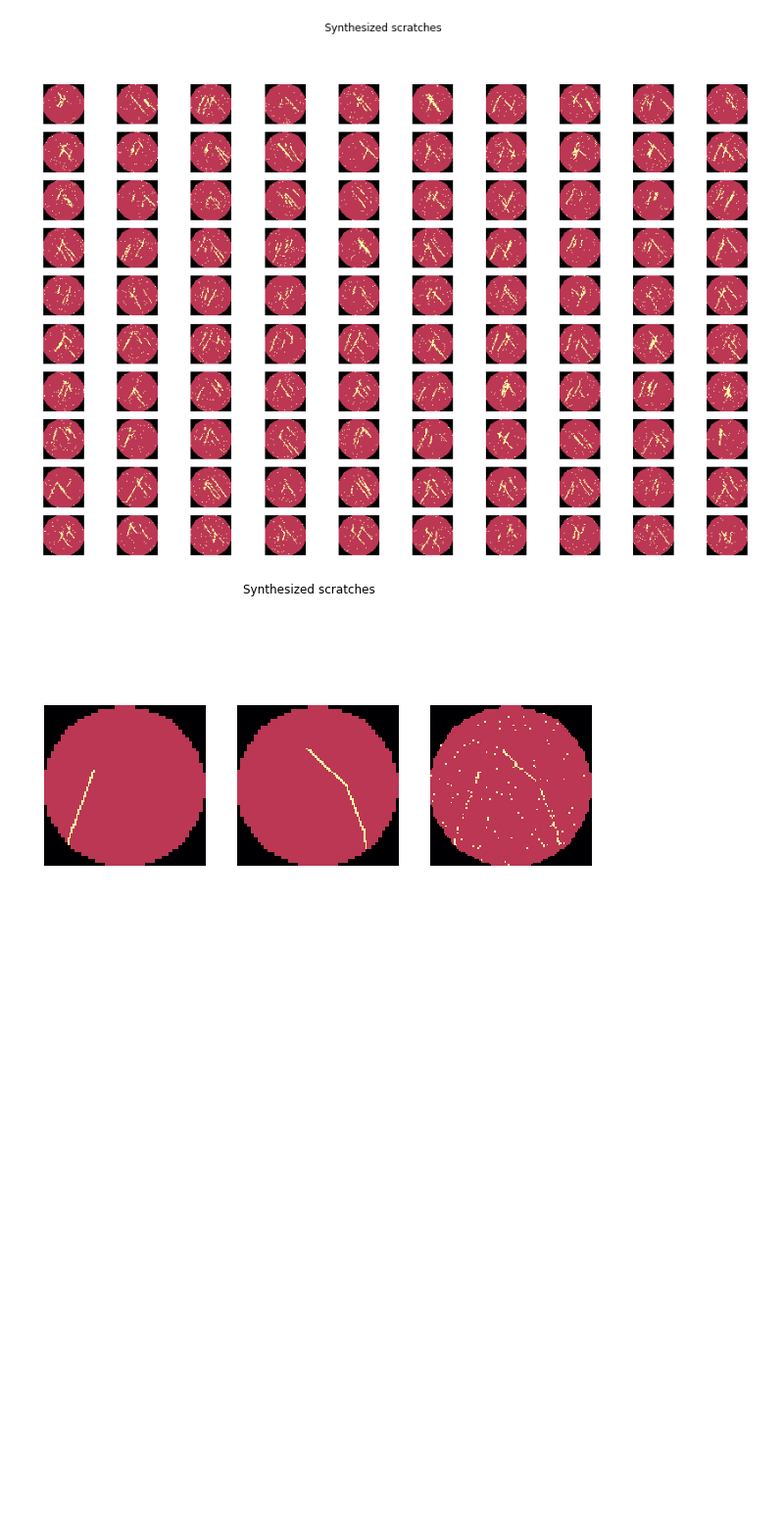
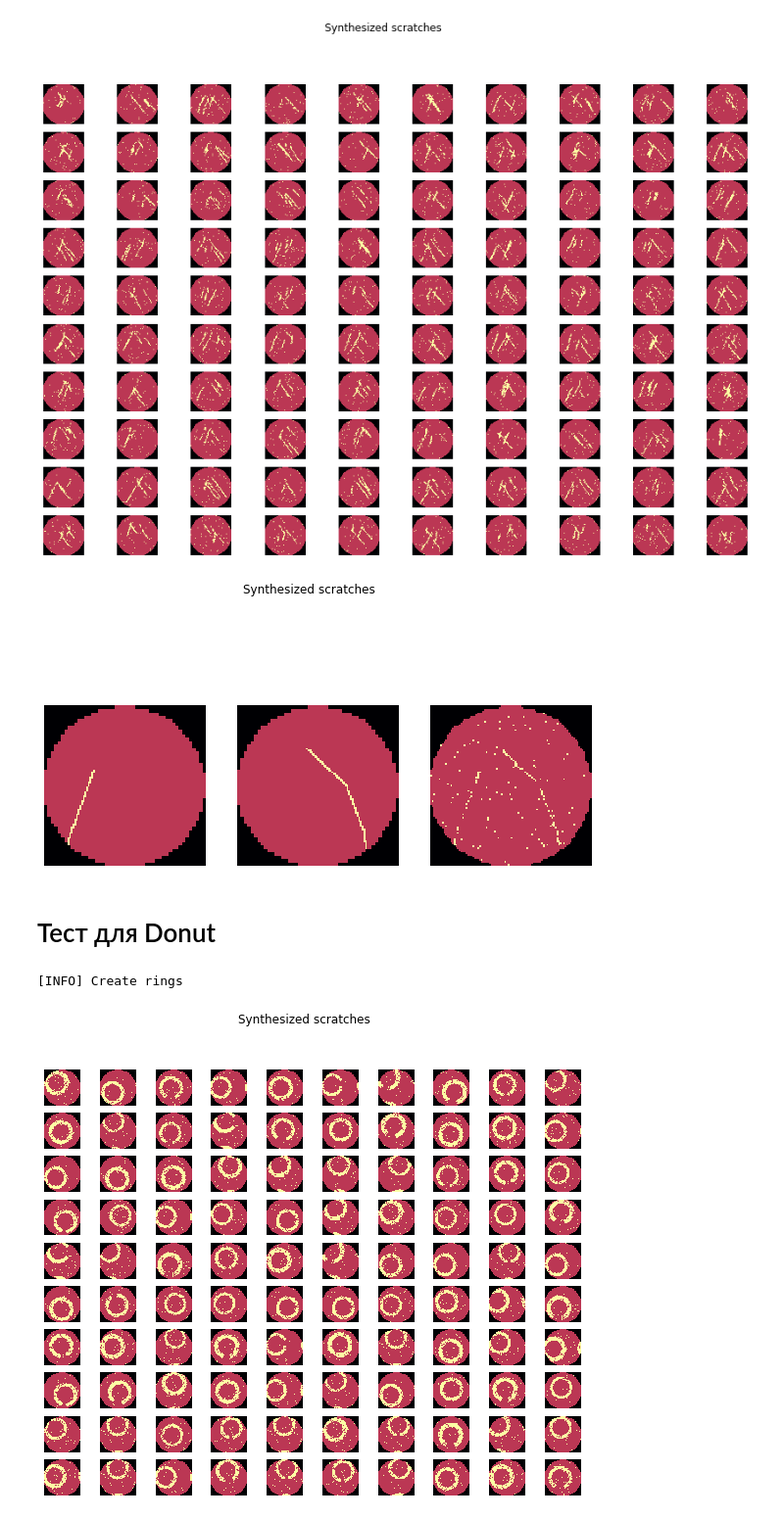
Before and after one commit to Keleas/Wafer_maps, a Jupyter notebook: src/generate_maps_test.ipynb, the cells around one changed output. Shown at 98% size. Saved outputs shown, nothing was run; the diff lists cells and outputs as text; code cells hidden in the pictures; blank space fills up the shorter version.

Commit message:
add donut generator for test

```diff
--- a/src/generate_maps_test.ipynb
+++ b/src/generate_maps_test.ipynb
@@ -271,3 +271,5 @@ fig.suptitle('Synthesized scratches')
 plt.show()
 # %% [output]
 [figure]
+# %% [markdown]
+# Тест для Donut
@@ -273,0 +404,5 @@ plt.show()
+# %%
+df_donut = generator_donut(mode=0, plot=True, add_patterns=[None], is_noised=True)
+# %% [output]
+[INFO] Create rings
+[figure, added]
```
Also changed, not shown: parts of 4 cells of this notebook.
